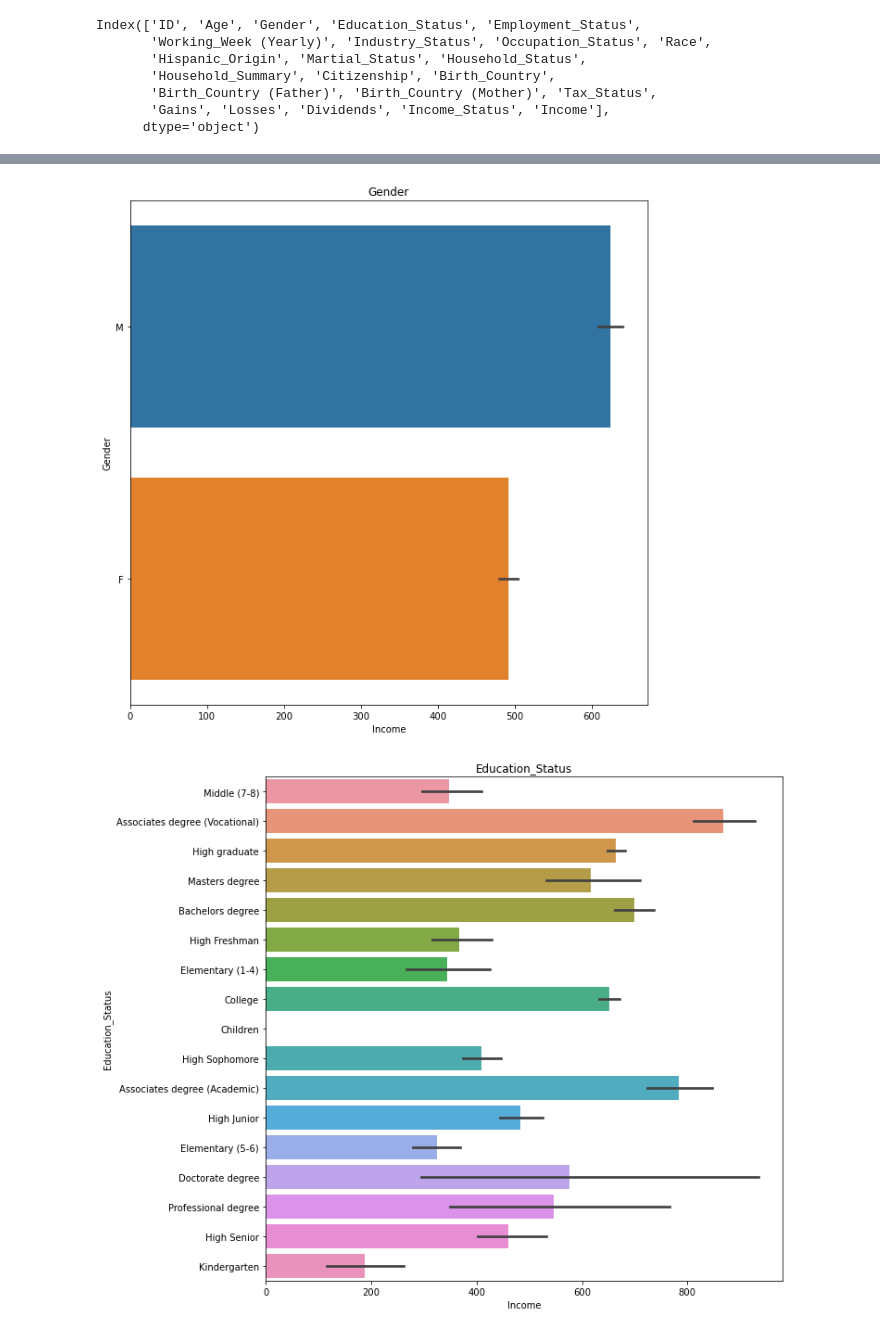
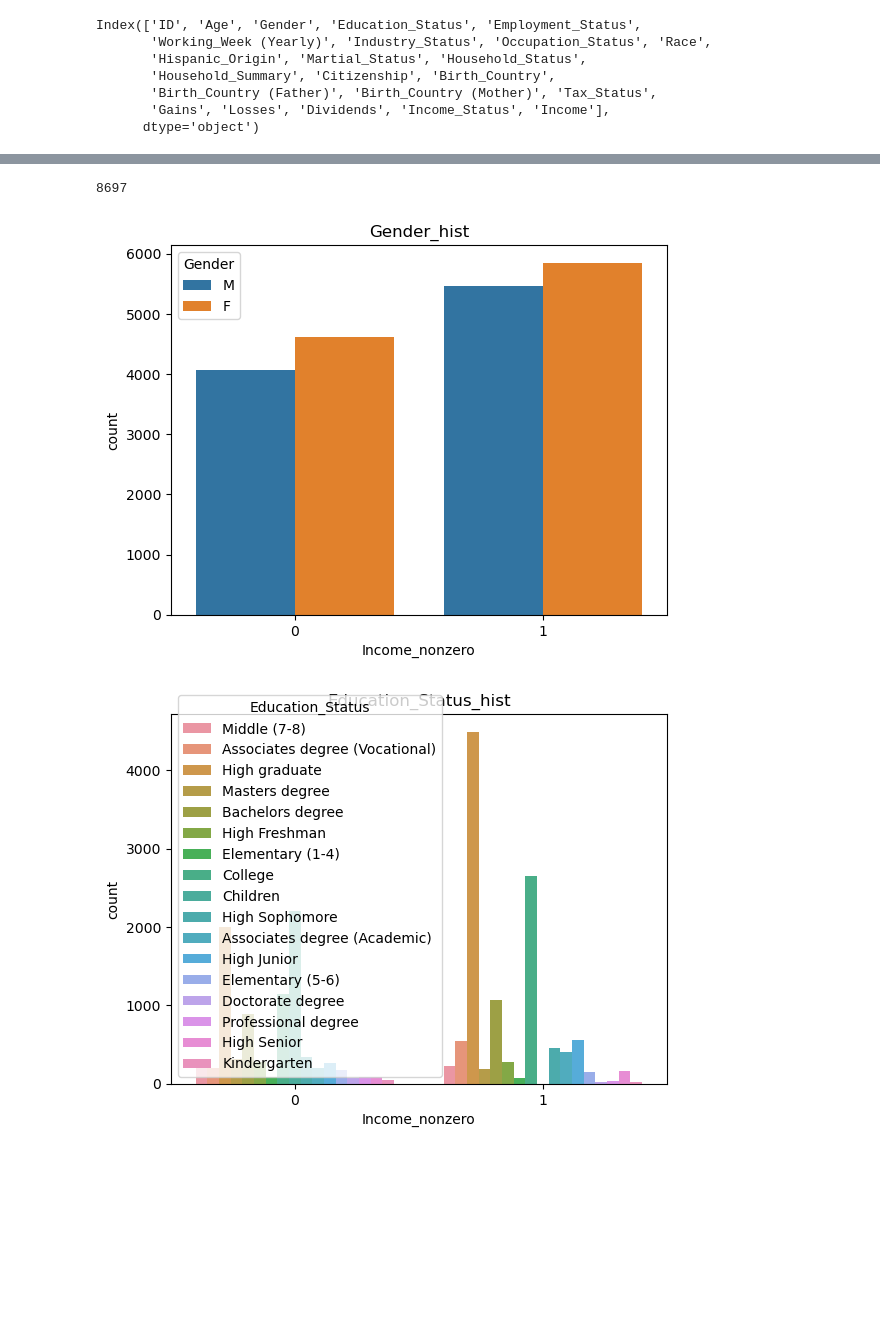
Before and after one commit to Sunbin-Lee/dacon-income, a Jupyter notebook: feature_check.ipynb, the cells around one changed output, grey strips where cells are left out. Cells and saved outputs as stored; diff of their text form; code cells hidden in the pictures; blank space fills up the shorter version.

```diff
--- a/feature_check.ipynb
+++ b/feature_check.ipynb
@@ -59,3 +59,19 @@ cat_cols = ['Gender', 'Education_Status', 'Employment_Status',
        # 'Birth_Country (Father)', 'Birth_Country (Mother)',
        'Tax_Status',
        'Income_Status']
+# %%
+for c in cat_cols:
+    # temp = train_df.groupby(c)['Income'].mean()
+    plt.figure(figsize=(15, 6))
+
+    plt.subplot(1,2,1)
+    plt.title(f'{c}_hist')
+    # plt.barh(temp.index, temp.values)
+    sns.histplot(y=train_df[c])
+
+
+    plt.subplot(1,2,2)
+    plt.title(f'{c}_barplot')
+    sns.barplot(x='Income', y=c, data=train_df, orient='h')
+
+    plt.show()
@@ -62,11 +115,17 @@ cat_cols = ['Gender', 'Education_Status', 'Employment_Status',
+# %%
+sum(train_df['Income']==0)
+# %% [output]
+8697
+# %%
+train_df['Income_nonzero'] = np.where(train_df['Income']>0, 1, 0)
 # %%
 for c in cat_cols:
     # temp = train_df.groupby(c)['Income'].mean()
-    plt.figure(figsize=(10, 10))
-    plt.title(f'{c}')
+
+    plt.title(f'{c}_hist')
     # plt.barh(temp.index, temp.values)
-    sns.barplot(x='Income', y=c, data=train_df, orient='h')
+    sns.countplot(x='Income_nonzero', data=train_df, hue=c)
     plt.show()
 # %% [output]
-[figure, old version]
+[figure, new version]
-[figure, old version]
+[figure, new version]
```
Also changed, not shown: parts of 11 cells of this notebook, 1 other file.
